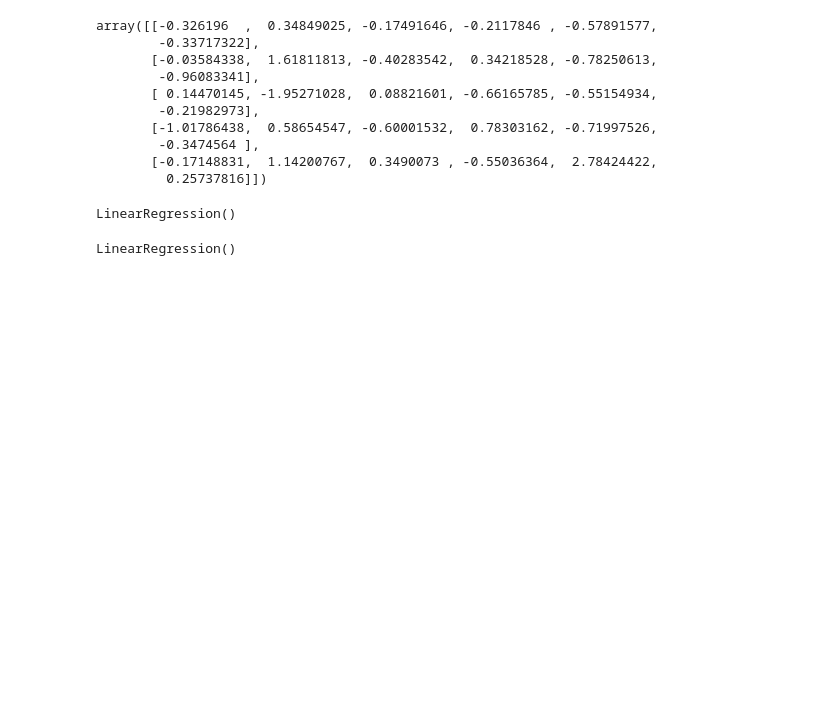
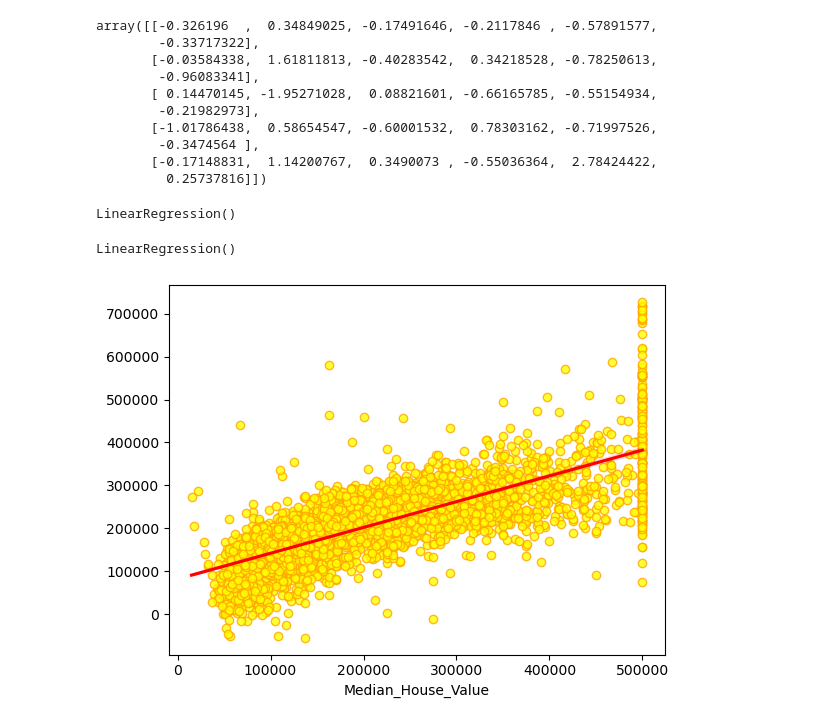
Before and after one commit to SujitChintala/California-House-Price-Prediction, a Jupyter notebook: main.ipynb, the cells around one changed output. Drawn from its saved outputs; the diff is of its cells as text; code cells hidden in the pictures; blank space fills up the shorter version.

Commit message:
models prediction scatterplot

```diff
--- a/main.ipynb
+++ b/main.ipynb
@@ -346,3 +346,13 @@ LinearRegression()
 linear_model.fit(x_train, y_train)
 # %% [output]
 LinearRegression()
+# %%
+# Visualizing the model's predictions
+sns.regplot(x = y_test,
+                y = linear_model.predict(x_test),
+                scatter_kws = {'color': 'yellow', 'edgecolor': 'orange'},
+                line_kws = {'color': 'red'}
+                )
+plt.show()
+# %% [output]
+[figure, added]
```
